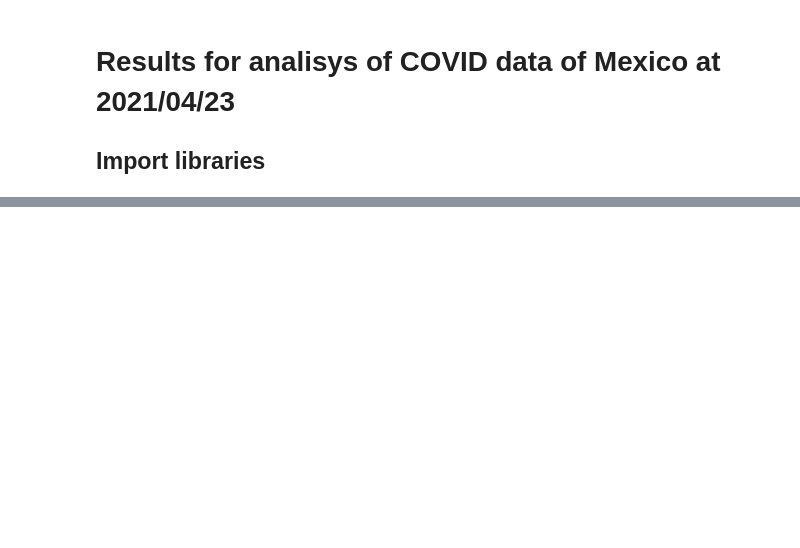
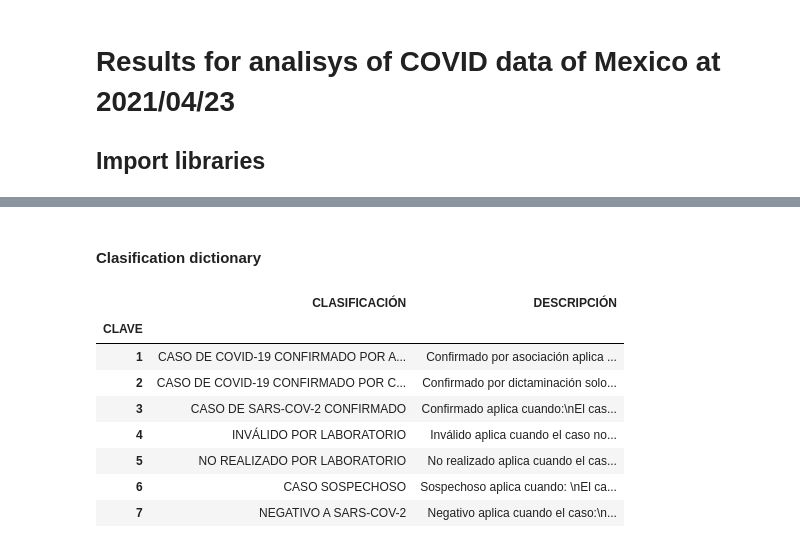
Before and after one commit to luisjba/docker-mcd-covid19-mx, a Jupyter notebook: work/results.ipynb, the cells around one changed output, grey strips where cells are left out. Saved outputs shown, nothing was run; the diff lists cells and outputs as text; code cells hidden in the pictures; blank space fills up the shorter version.

```diff
--- a/work/results.ipynb
+++ b/work/results.ipynb
@@ -23,0 +46,14 @@ max    3.200000e+01  1.210000e+02  9.800000e+01         7.000000e+00
+# %% [markdown]
+#### Clasification dictionary
+# %%
+df_dictionary_clasification.head(n=7)
+# %% [output]
+|  | CLASIFICACIÓN | DESCRIPCIÓN |
+| CLAVE |  |  |
+| 1 | CASO DE COVID-19 CONFIRMADO POR A... | Confirmado por asociación aplica ... |
+| 2 | CASO DE COVID-19 CONFIRMADO POR C... | Confirmado por dictaminación solo... |
+| 3 | CASO DE SARS-COV-2 CONFIRMADO | Confirmado aplica cuando:\nEl cas... |
+| 4 | INVÁLIDO POR LABORATORIO | Inválido aplica cuando el caso no... |
+| 5 | NO REALIZADO POR LABORATORIO | No realizado aplica cuando el cas... |
+| 6 | CASO SOSPECHOSO | Sospechoso aplica cuando: \nEl ca... |
+| 7 | NEGATIVO A SARS-COV-2 | Negativo aplica cuando el caso:\n... |
```
Also changed, not shown: parts of 16 cells of this notebook.
